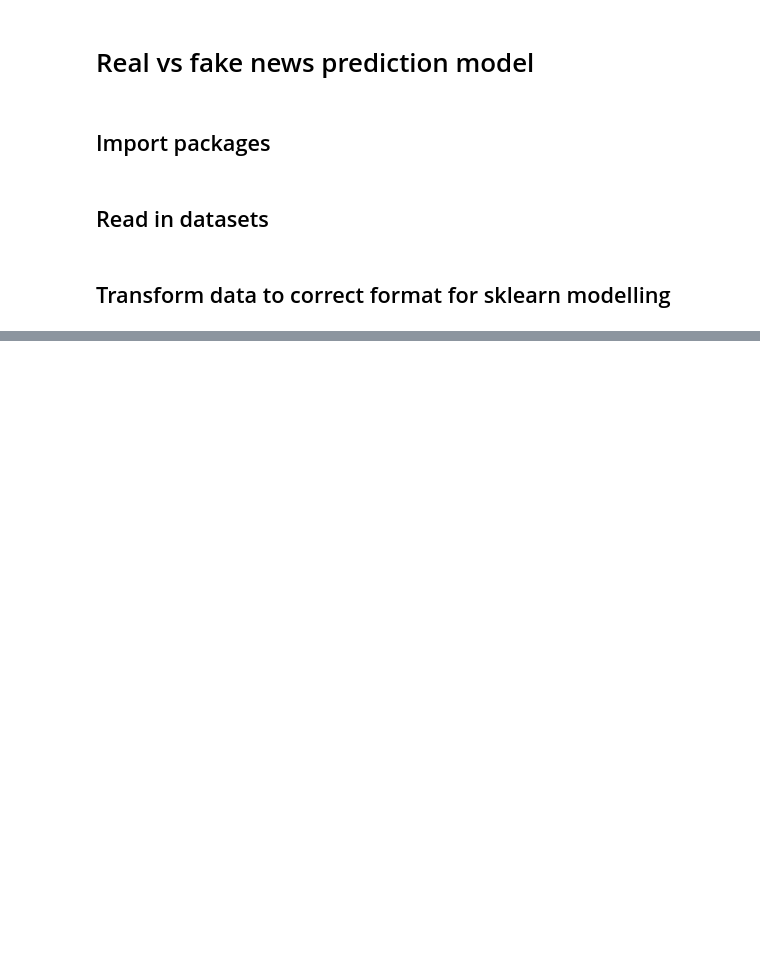
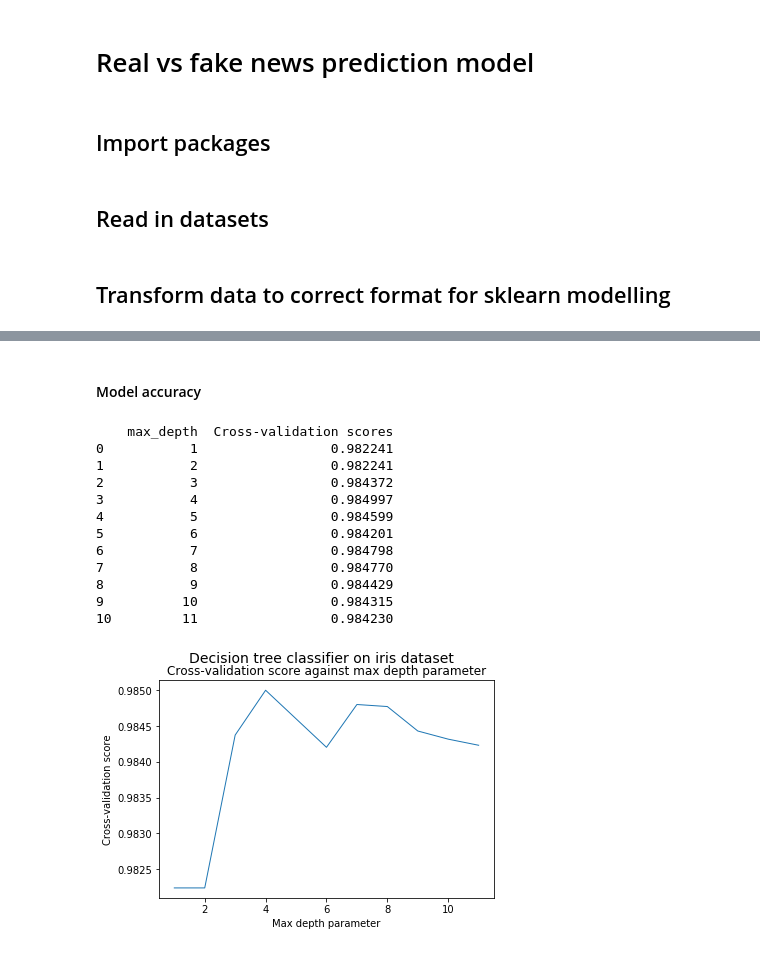
Before and after one commit to guybrettrobertson/personal_projects, a Jupyter notebook: prediction_model.ipynb, the cells around one changed output, grey strips where cells are left out. Cells and saved outputs as stored; diff of their text form; code cells hidden in the pictures; blank space fills up the shorter version.

```diff
--- a/prediction_model.ipynb
+++ b/prediction_model.ipynb
@@ -26,0 +211,2 @@ news_df = pd.concat([real_df, fake_df])
+# %%
+max_depth_space = np.arange(1, 12, 1)
@@ -26,0 +215,2 @@ news_df = pd.concat([real_df, fake_df])
+# %%
+cv_scores = []
@@ -26,0 +229,26 @@ news_df = pd.concat([real_df, fake_df])
+# %% [markdown]
+#### Model accuracy
+# %%
+print(pd.DataFrame({'max_depth': max_depth_space,
+                   'Cross-validation scores': cv_scores}))
+
+plt.plot(max_depth_space, cv_scores, linewidth = 1)
+plt.suptitle('Decision tree classifier on iris dataset', size = 14)
+plt.title('Cross-validation score against max depth parameter')
+plt.xlabel('Max depth parameter')
+plt.ylabel('Cross-validation score')
+plt.show()
+# %% [output]
+    max_depth  Cross-validation scores
+0           1                 0.982241
+1           2                 0.982241
+2           3                 0.984372
+3           4                 0.984997
+4           5                 0.984599
+5           6                 0.984201
+6           7                 0.984798
+7           8                 0.984770
+8           9                 0.984429
+9          10                 0.984315
+10         11                 0.984230
+[figure, added]
```
Also changed, not shown: parts of 47 cells of this notebook.
